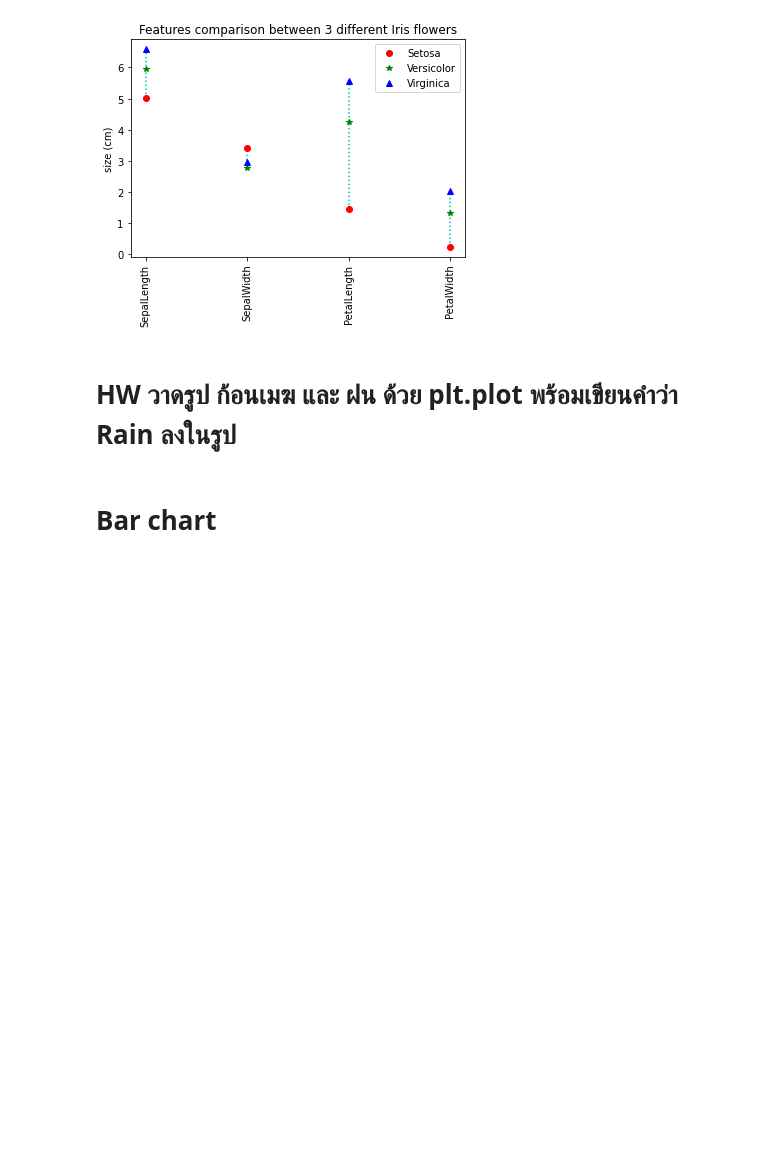
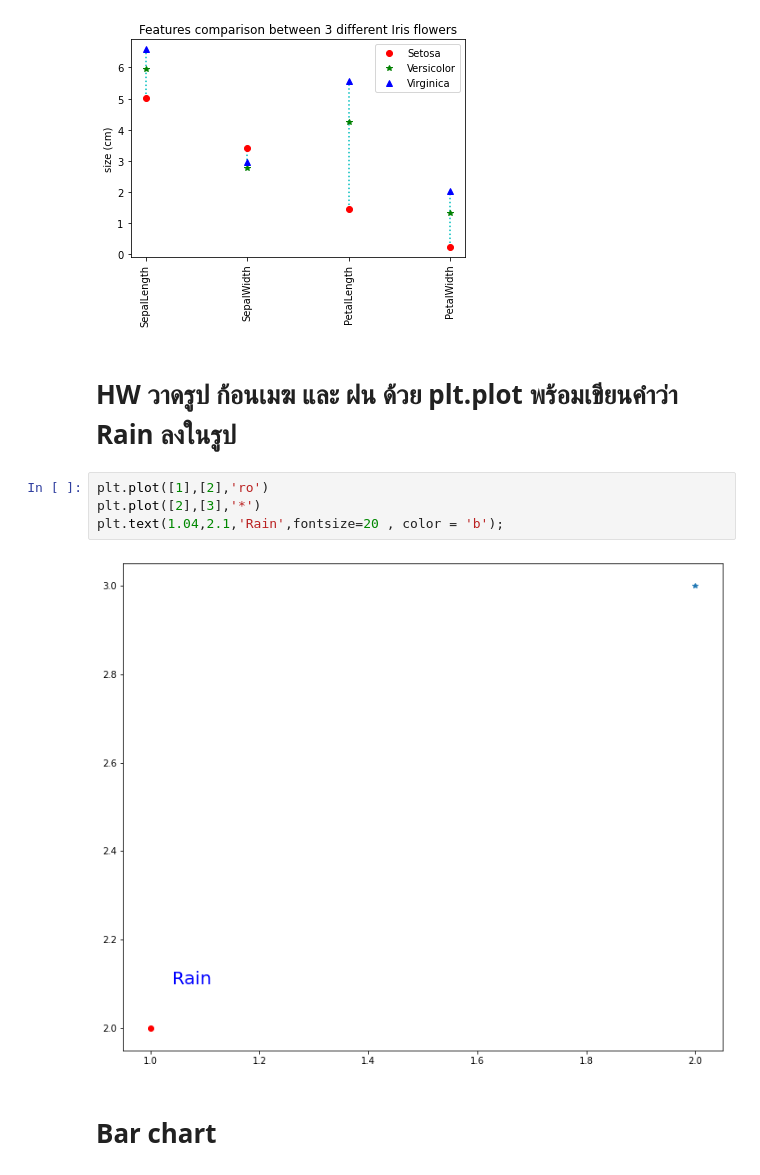
Before and after one commit to Pittawas6330210206/BasicProg_Dataviz65, a Jupyter notebook: DataViz04_Data_Comparison.ipynb, the cells around one changed output. Saved outputs shown, nothing was run; the diff lists cells and outputs as text; blank space fills up the shorter version.

```diff
--- a/DataViz04_Data_Comparison.ipynb
+++ b/DataViz04_Data_Comparison.ipynb
@@ -163,6 +163,12 @@ plt.ylabel('size (cm)');
 [figure]
 # %% [markdown]
 # HW วาดรูป ก้อนเมฆ และ ฝน ด้วย plt.plot พร้อมเขียนคำว่า Rain ลงในรูป
+# %%
+plt.plot([1],[2],'ro')
+plt.plot([2],[3],'*')
+plt.text(1.04,2.1,'Rain',fontsize=20 , color = 'b');
+# %% [output]
+[figure, added]
 # %% [markdown]
  # Bar chart
 # %%
```
Also changed, not shown: parts of 20 cells of this notebook.
